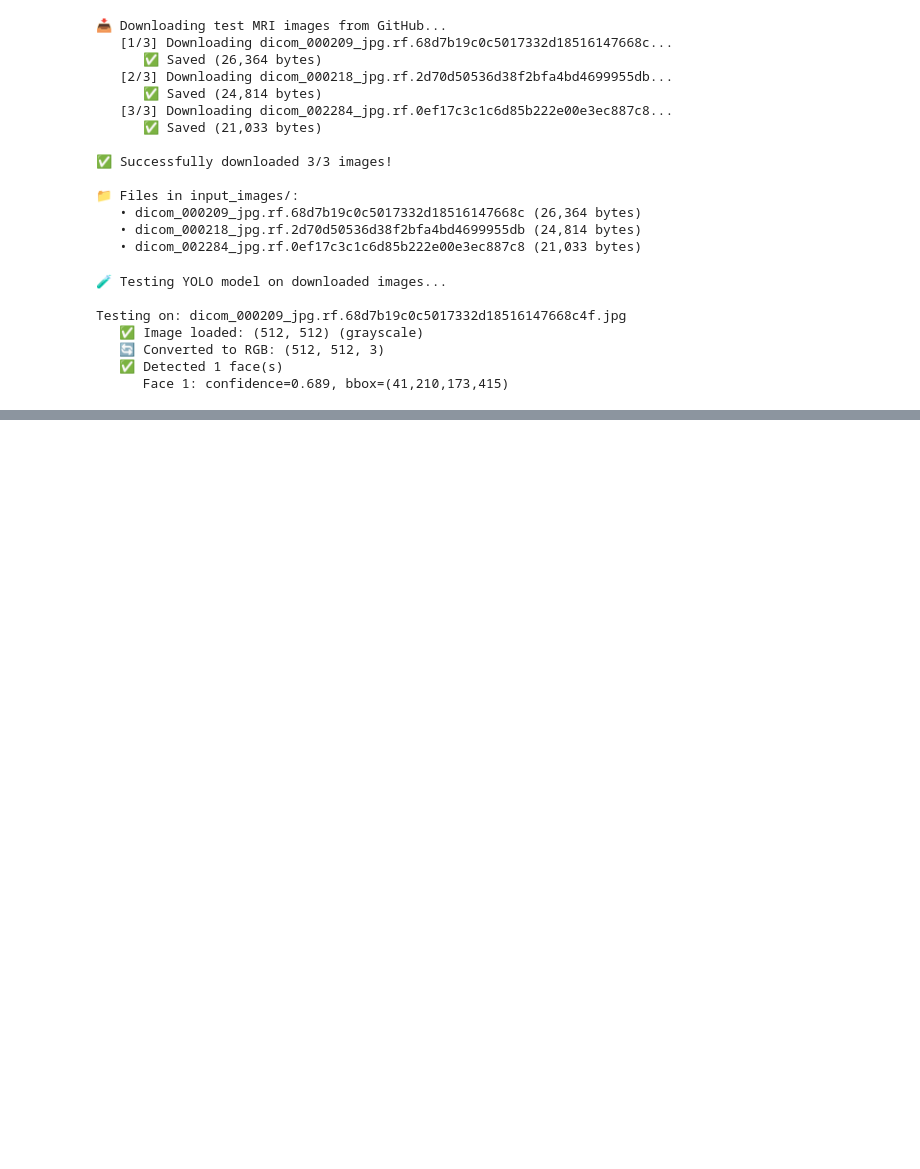
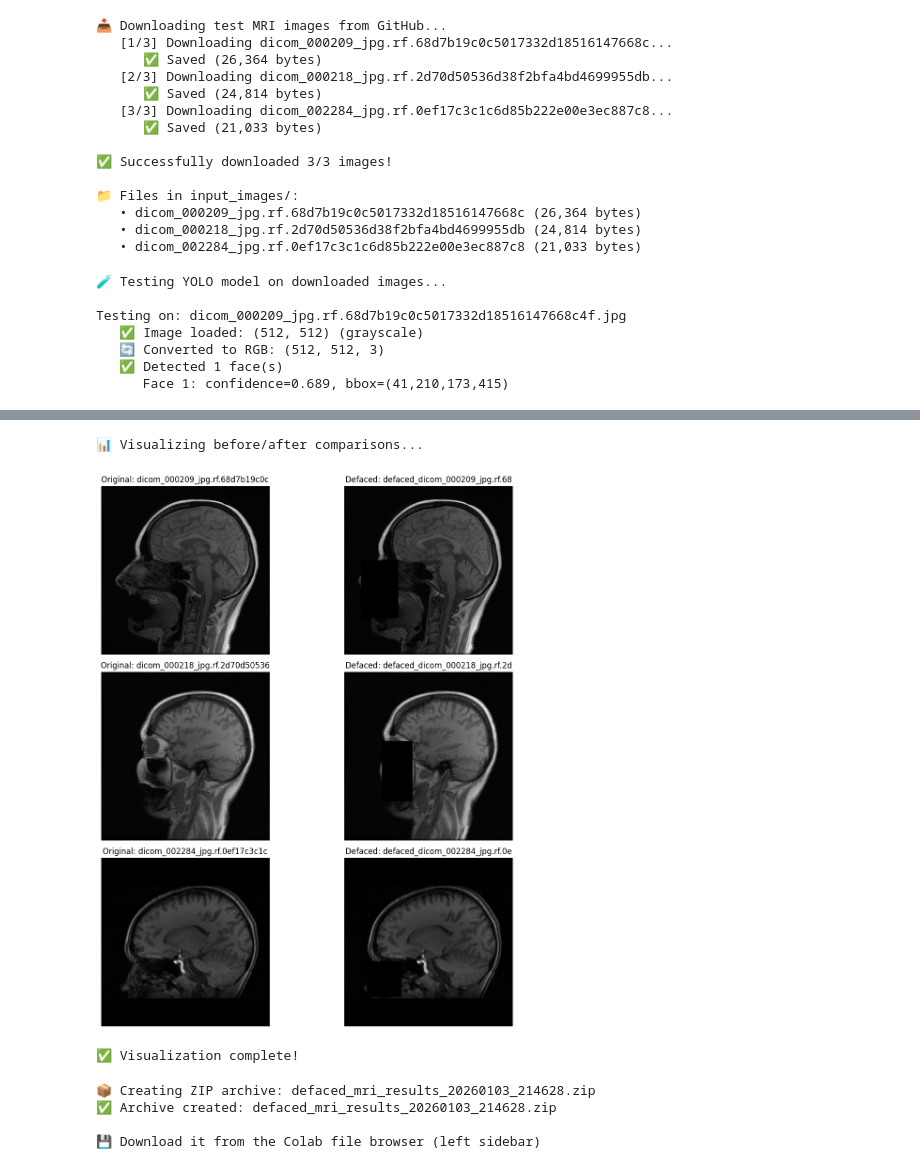
Before and after one commit to yekcel/AI-Agent-MRI-Image-Defacing, a Jupyter notebook: Multi_agnet_deface_MRI.ipynb, the cells around one changed output, grey strips where cells are left out. Cells and saved outputs as stored; diff of their text form; code cells hidden in the pictures; blank space fills up the shorter version.

Commit message:
good result

```diff
--- a/Multi_agnet_deface_MRI.ipynb
+++ b/Multi_agnet_deface_MRI.ipynb
@@ -621,0 +720,7 @@ print(f"   • Validation threshold: 0.3 confidence")
+# %%
+# Initialize orchestrator (WITHOUT Gemini)
+orchestrator = MultiAgentOrchestrator(
+    max_iterations=4,
+    validation_threshold=0.3,
+    use_gemini=False  # deactive Gemini
+)
@@ -680,0 +850,59 @@ TooManyRequests: 429 POST https://generativelanguage.googleapis.com/v1beta/model
+# %%
+import cv2
+import matplotlib.pyplot as plt
+from pathlib import Path
+
+print("📊 Visualizing before/after comparisons...\n")
+
+# Get matching pairs
+input_files = sorted([f for f in os.listdir("input_images") if f.endswith('.jpg')])
+output_files = [f"defaced_{f}" for f in input_files]
+
+# Show first 3 pairs
+num_to_show = min(3, len(input_files))
+
+fig, axes = plt.subplots(num_to_show, 2, figsize=(12, 4*num_to_show))
+if num_to_show == 1:
+    axes = axes.reshape(1, -1)
+
+for idx in range(num_to_show):
+    # Load images
+    original = cv2.imread(f"input_images/{input_files[idx]}", cv2.IMREAD_GRAYSCALE)
+    defaced = cv2.imread(f"output_images/{output_files[idx]}", cv2.IMREAD_GRAYSCALE)
+
+    # Plot
+    axes[idx, 0].imshow(original, cmap='gray')
+    axes[idx, 0].set_title(f"Original: {input_files[idx][:30]}")
+    axes[idx, 0].axis('off')
+
+    axes[idx, 1].imshow(defaced, cmap='gray')
+    axes[idx, 1].set_title(f"Defaced: {output_files[idx][:30]}")
+    axes[idx, 1].axis('off')
+
+plt.tight_layout()
+plt.show()
+
+print("✅ Visualization complete!")
+# %% [output]
+📊 Visualizing before/after comparisons...
+[figure, added]
+✅ Visualization complete!
+# %%
+import shutil
+from datetime import datetime
+
+# Create ZIP file
+timestamp = datetime.now().strftime("%Y%m%d_%H%M%S")
+zip_filename = f"defaced_mri_results_{timestamp}"
+
+print(f"📦 Creating ZIP archive: {zip_filename}.zip")
+
+shutil.make_archive(zip_filename, 'zip', 'output_images')
+
+print(f"✅ Archive created: {zip_filename}.zip")
+print(f"\n💾 Download it from the Colab file browser (left sidebar)")
+# %% [output]
+📦 Creating ZIP archive: defaced_mri_results_20260103_214628.zip
+✅ Archive created: defaced_mri_results_20260103_214628.zip
+
+💾 Download it from the Colab file browser (left sidebar)
```
Also changed, not shown: parts of 8 cells of this notebook.
